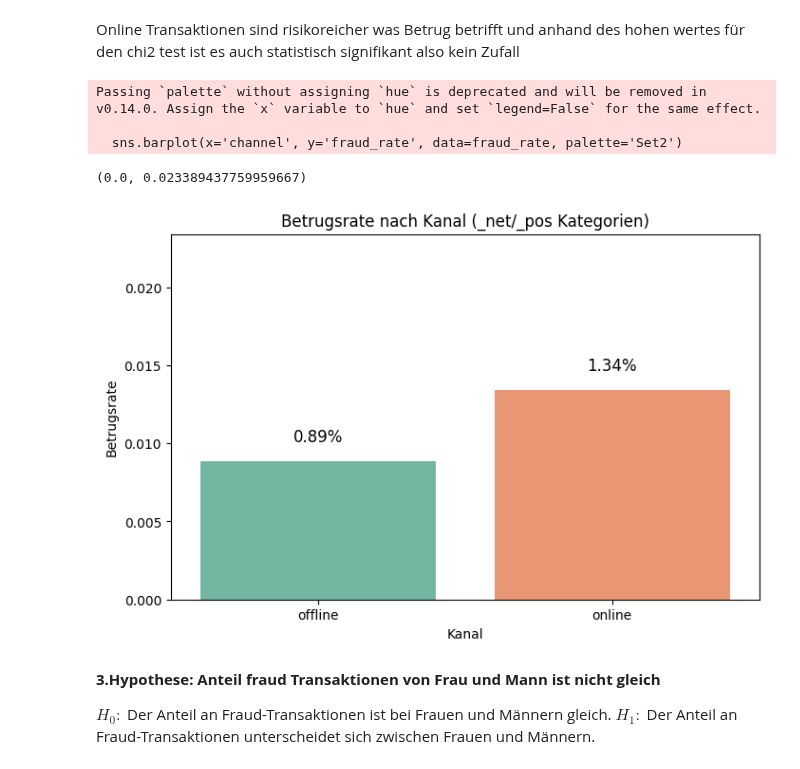
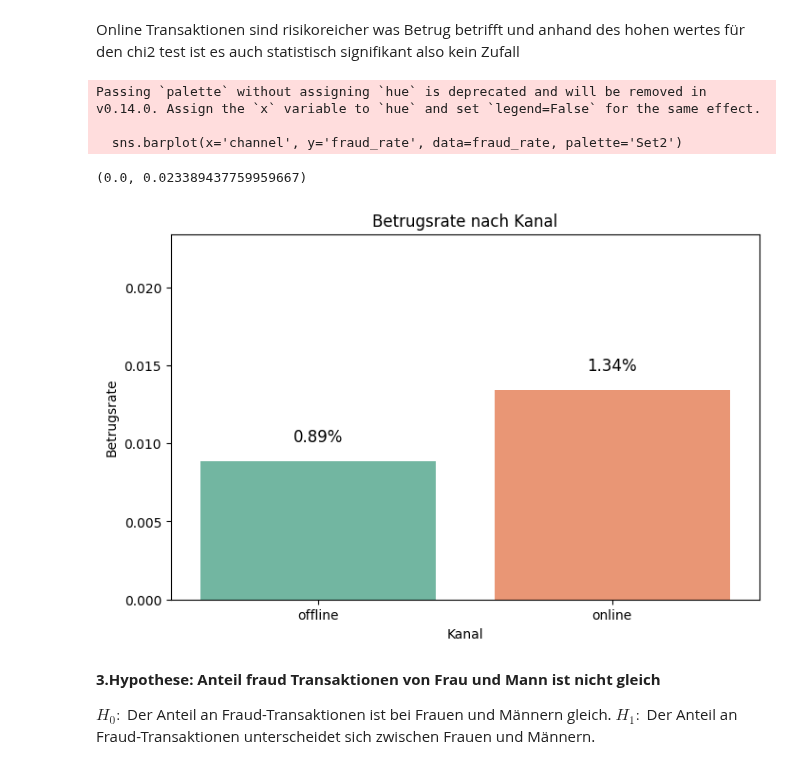
Before and after one commit to philethaler/Statistik-Datenbank, a Jupyter notebook: Analyse_7und8.ipynb, the cells around one changed output. Cells and saved outputs as stored; diff of their text form; code cells hidden in the pictures.

```diff
--- a/Analyse_7und8.ipynb
+++ b/Analyse_7und8.ipynb
@@ -165,26 +165,26 @@ Online Transaktionen sind risikoreicher was Betrug betrifft und anhand des hohen
 # %%
 # Betrugsrate pro Kanal (bereits berechnet)
 fraud_rate = ds_filtered.groupby('channel')['is_fraud'].mean().reset_index()
 fraud_rate.rename(columns={'is_fraud': 'fraud_rate'}, inplace=True)
 
 plt.figure(figsize=(8,5))
 sns.barplot(x='channel', y='fraud_rate', data=fraud_rate, palette='Set2')
 
 # Werte annotieren
 for i, row in fraud_rate.iterrows():
     plt.text(i, row['fraud_rate'] + 0.001, f"{row['fraud_rate']*100:.2f}%",
              ha='center', va='bottom', fontsize=12)
 
-plt.title("Betrugsrate nach Kanal (_net/_pos Kategorien)")
+plt.title("Betrugsrate nach Kanal")
 plt.ylabel("Betrugsrate")
 plt.xlabel("Kanal")
 plt.ylim(0, fraud_rate['fraud_rate'].max() + 0.01)
 # %% [output]
 Passing `palette` without assigning `hue` is deprecated and will be removed in v0.14.0. Assign the `x` variable to `hue` and set `legend=False` for the same effect.
 
   sns.barplot(x='channel', y='fraud_rate', data=fraud_rate, palette='Set2')
 (0.0, 0.023389437759959667)
-[figure, old version]
+[figure, new version]
 # %% [markdown]
 **3.Hypothese: Anteil fraud Transaktionen von Frau und Mann ist nicht gleich**
 
```
Also changed, not shown: parts of 2 cells of this notebook.
